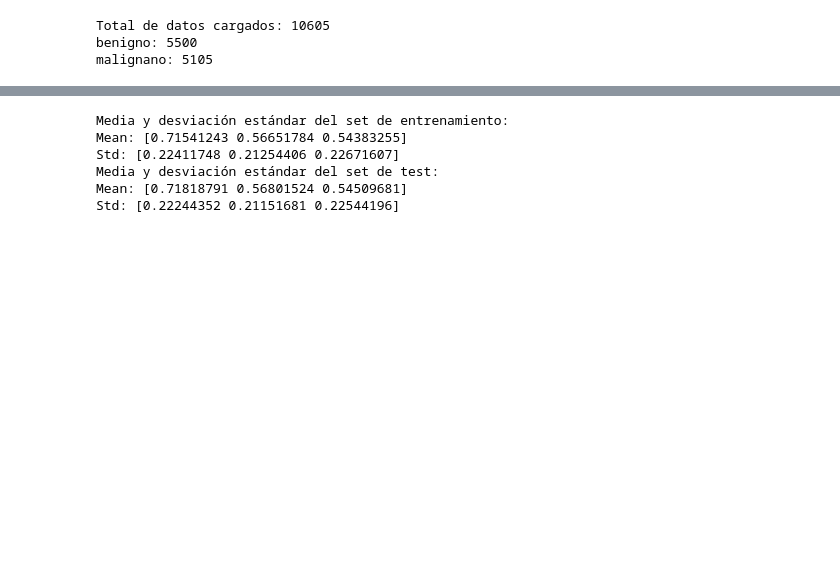
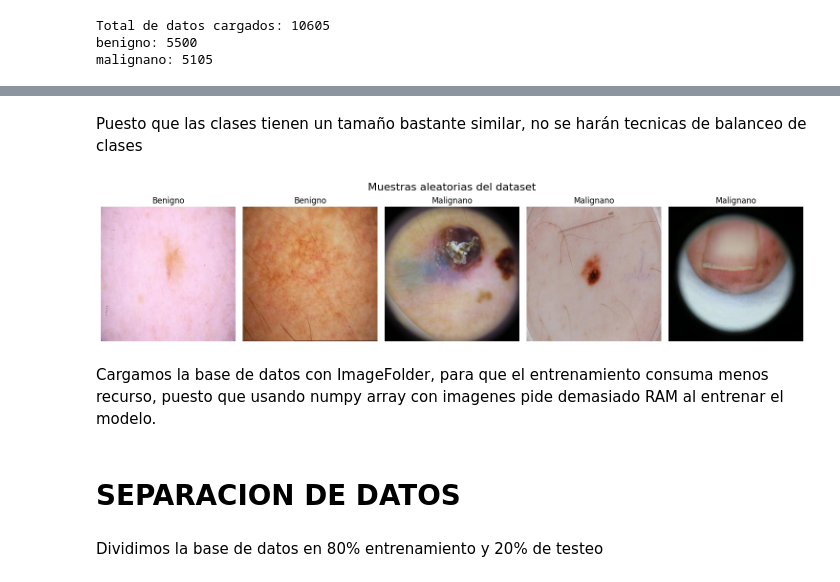
Before and after one commit to sanhue903/SCDetector, a Jupyter notebook: SCDetector.ipynb, the cells around one changed output, grey strips where cells are left out. Cells and saved outputs as stored; diff of their text form; code cells hidden in the pictures; blank space fills up the shorter version.

```diff
--- a/SCDetector.ipynb
+++ b/SCDetector.ipynb
@@ -92,36 +57,0 @@ Benigno: 1100, Malignano: 1021
-# %%
-def compute_mean_std(images):
-    n_images = len(images)
-    channel_sum = np.zeros(3)
-    channel_squared_sum = np.zeros(3)
-    total_pixels = 0
-
-    for img in images:
-        img = img.astype(np.float32) / 255.0  # Normalizar a [0,1]
-        h, w, c = img.shape
-        total_pixels += h * w
-
-        # Sumar por canal
-        channel_sum += img.sum(axis=(0, 1))
-        channel_squared_sum += (img ** 2).sum(axis=(0, 1))
-
-    mean = channel_sum / total_pixels
-    std = np.sqrt(channel_squared_sum / total_pixels - mean ** 2)
-    return mean, std
-
-mean_train, std_train = compute_mean_std(x_train)
-print("Media y desviación estándar del set de entrenamiento:")
-print("Mean:", mean_train)
-print("Std:", std_train)
-
-print("Media y desviación estándar del set de test:")
-mean_test, std_test = compute_mean_std(x_test)
-print("Mean:", mean_test)
-print("Std:", std_test)
-# %% [output]
-Media y desviación estándar del set de entrenamiento:
-Mean: [0.71541243 0.56651784 0.54383255]
-Std: [0.22411748 0.21254406 0.22671607]
-Media y desviación estándar del set de test:
-Mean: [0.71818791 0.56801524 0.54509681]
-Std: [0.22244352 0.21151681 0.22544196]
@@ -172,0 +58,19 @@ test_loader  = DataLoader(test_dataset, batch_size=32, shuffle=False)
+# %% [markdown]
+Puesto que las clases tienen un tamaño bastante similar, no se harán tecnicas de balanceo de clases
+# %%
+def mostrar_muestras(imgs, lbls, n=5):
+    idxs = random.sample(range(len(imgs)), n)
+    plt.figure(figsize=(15, 4))
+    for i, idx in enumerate(idxs):
+        plt.subplot(1, n, i + 1)
+        plt.imshow(imgs[idx])
+        etiqueta = "Benigno" if lbls[idx] == 0 else "Malignano"
+        plt.title(etiqueta)
+        plt.axis("off")
+    plt.tight_layout()
+    plt.suptitle("Muestras aleatorias del dataset", fontsize=16)
+    plt.show()
+
+mostrar_muestras(data_set_images, data_set_labels)
+# %% [output]
+[figure, added]
@@ -172,0 +84,4 @@ test_loader  = DataLoader(test_dataset, batch_size=32, shuffle=False)
+# %% [markdown]
+Cargamos la base de datos con ImageFolder, para que el entrenamiento consuma menos recurso, puesto que usando numpy array con imagenes pide demasiado RAM al entrenar el modelo.
+# %% [markdown]
+# SEPARACION DE DATOS
@@ -172,0 +93,2 @@ test_loader  = DataLoader(test_dataset, batch_size=32, shuffle=False)
+# %% [markdown]
+Dividimos la base de datos en 80% entrenamiento y 20% de testeo
```
Also changed, not shown: parts of 16 cells of this notebook.
